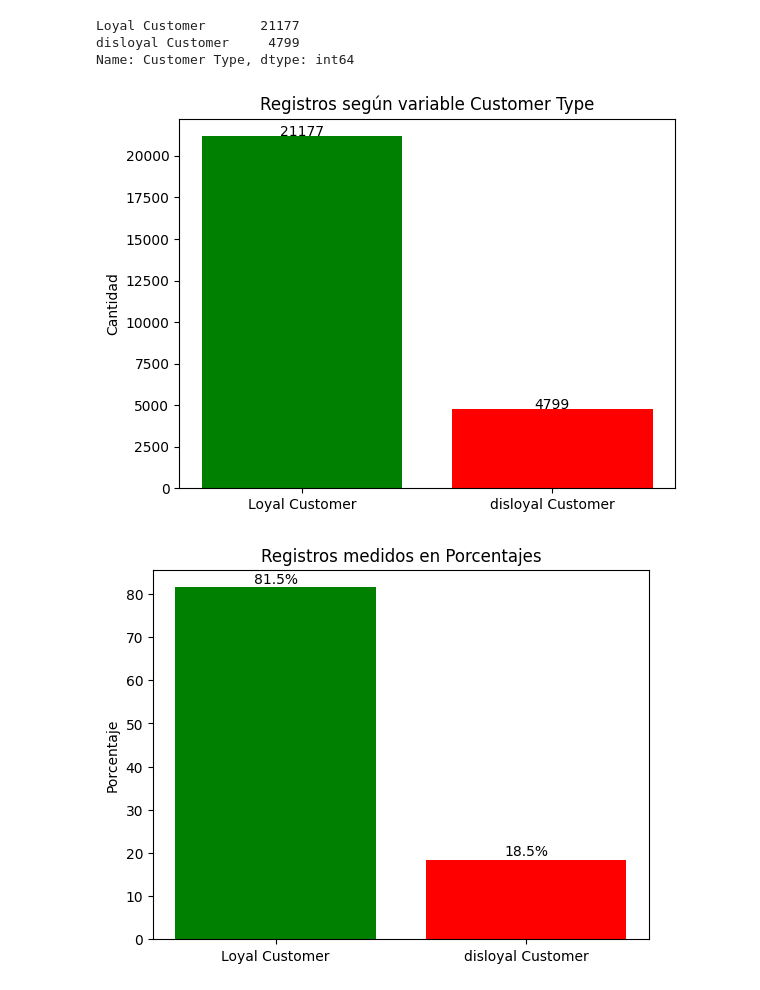
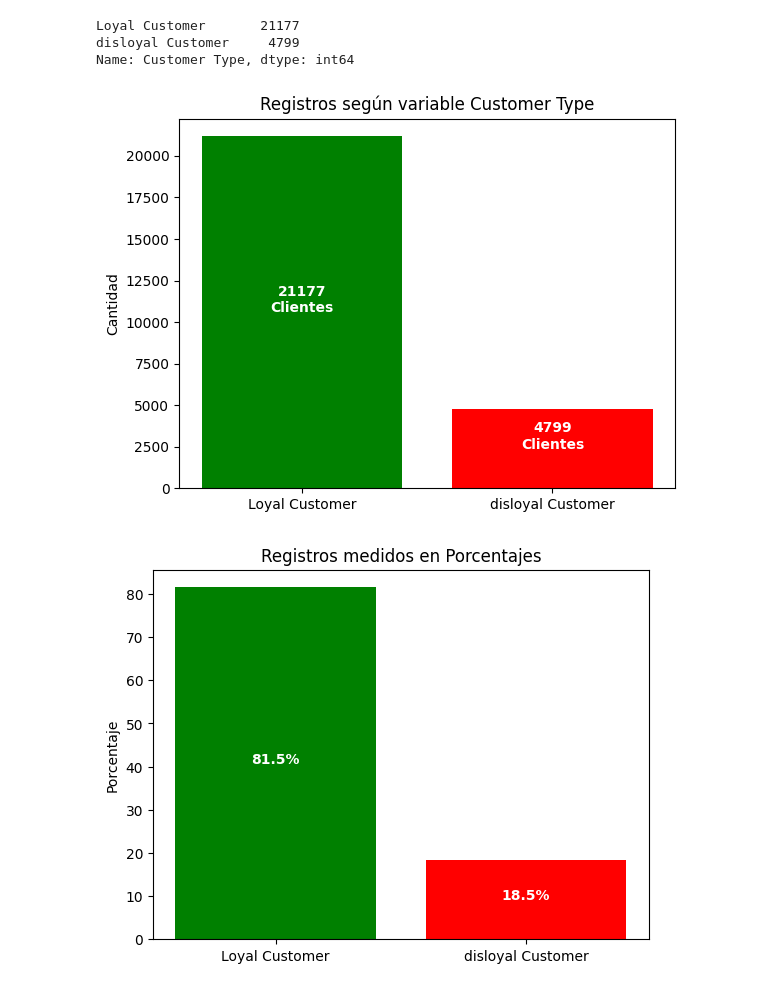
Before and after one commit to MHerrera11/Coderhouse, a Jupyter notebook: notebooks/Satisfacción de Clientes en Vuelos.ipynb, the cells around one changed output. Drawn from its saved outputs; the diff is of its cells as text; code cells hidden in the pictures.

```diff
--- a/notebooks/Satisfacción de Clientes en Vuelos.ipynb
+++ b/notebooks/Satisfacción de Clientes en Vuelos.ipynb
@@ -188,16 +188,16 @@ porcentajes = df['Customer Type'].value_counts(normalize=True) * 100
 # %%
 # Crear un gráfico de barras del Customer Type
 colores = ['green', 'red']
 
 plt.bar(counts.index, counts, color=colores)
 plt.title('Registros según variable Customer Type')
 plt.ylabel('Cantidad')
 
 # Agregar etiquetas a cada barra
 for i, v in enumerate(counts):
-    plt.text(i, v+1, str(v), ha='center')
+    plt.text(i, v/2, str(v) + '\nClientes', ha='center', color='white', fontweight='semibold')
 # %% [output]
-[figure, old version]
+[figure, new version]
 # %%
 # Crear un gráfico de barras del Customer Type
 colores = ['green', 'red']
@@ -208,6 +208,6 @@ plt.ylabel('Porcentaje')
 
 # Agregar etiquetas de porcentaje a cada barra
 for i, v in enumerate(porcentajes):
-    plt.text(i, v + 1, f"{v:.1f}%", ha='center')
+    plt.text(i, v/2, '{:.1f}%'.format(v), ha='center', color='white', fontweight='semibold')
 # %% [output]
-[figure, old version]
+[figure, new version]
```
